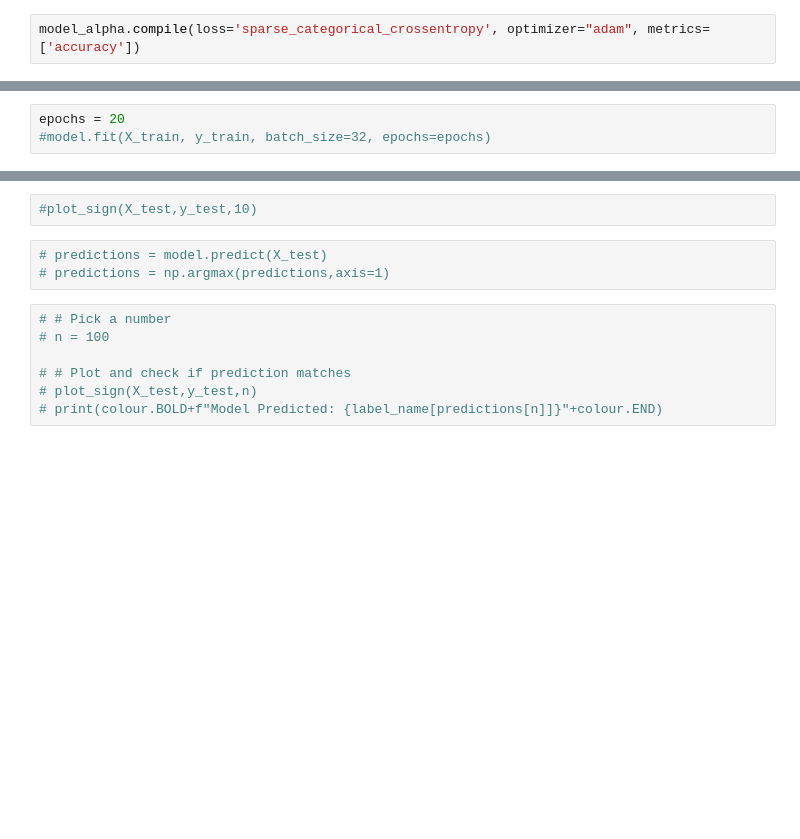
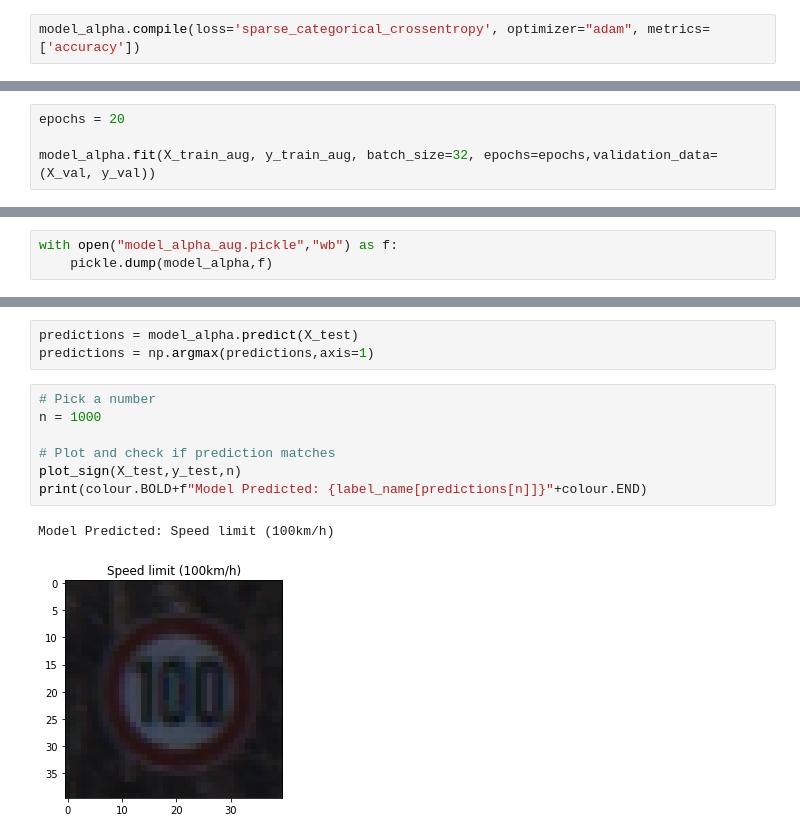
Before and after one commit to natan-sz/gtsrb-roadsigns-cnn, a Jupyter notebook: road_signs_cnn.ipynb, the cells around one changed output, grey strips where cells are left out. Drawn from its saved outputs; the diff is of its cells as text; blank space fills up the shorter version.

Commit message:
added another model

```diff
--- a/road_signs_cnn.ipynb
+++ b/road_signs_cnn.ipynb
@@ -450,3 +441,4 @@ model_alpha.compile(loss='sparse_categorical_crossentropy', optimizer="adam", me
 # %%
 epochs = 20
-#model.fit(X_train, y_train, batch_size=32, epochs=epochs)
+
+model_alpha.fit(X_train_aug, y_train_aug, batch_size=32, epochs=epochs,validation_data=(X_val, y_val))
@@ -452,0 +447,3 @@ epochs = 20
+# %%
+with open("model_alpha_aug.pickle","wb") as f:
+    pickle.dump(model_alpha,f)
@@ -455,13 +468,14 @@ epochs = 20
-# %%
-#plot_sign(X_test,y_test,10)
 # %%
-# predictions = model.predict(X_test)
-# predictions = np.argmax(predictions,axis=1)
+predictions = model_alpha.predict(X_test)
+predictions = np.argmax(predictions,axis=1)
 # %%
-# # Pick a number
-# n = 100
+# Pick a number
+n = 1000
 
-# # Plot and check if prediction matches
-# plot_sign(X_test,y_test,n)
-# print(colour.BOLD+f"Model Predicted: {label_name[predictions[n]]}"+colour.END)
+# Plot and check if prediction matches
+plot_sign(X_test,y_test,n)
+print(colour.BOLD+f"Model Predicted: {label_name[predictions[n]]}"+colour.END)
+# %% [output]
+Model Predicted: Speed limit (100km/h)
+[figure, added]
 # %%
```
Also changed, not shown: parts of 36 cells of this notebook, 2 other files.
